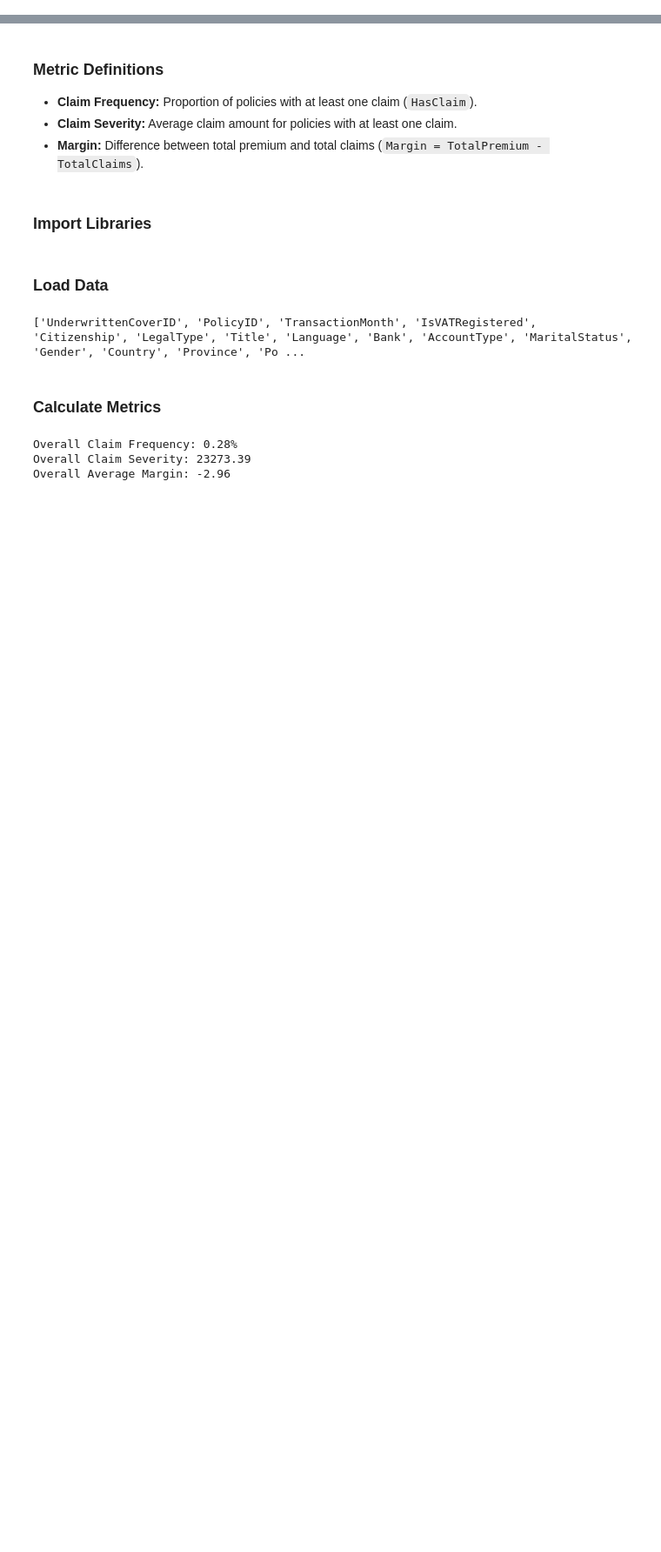
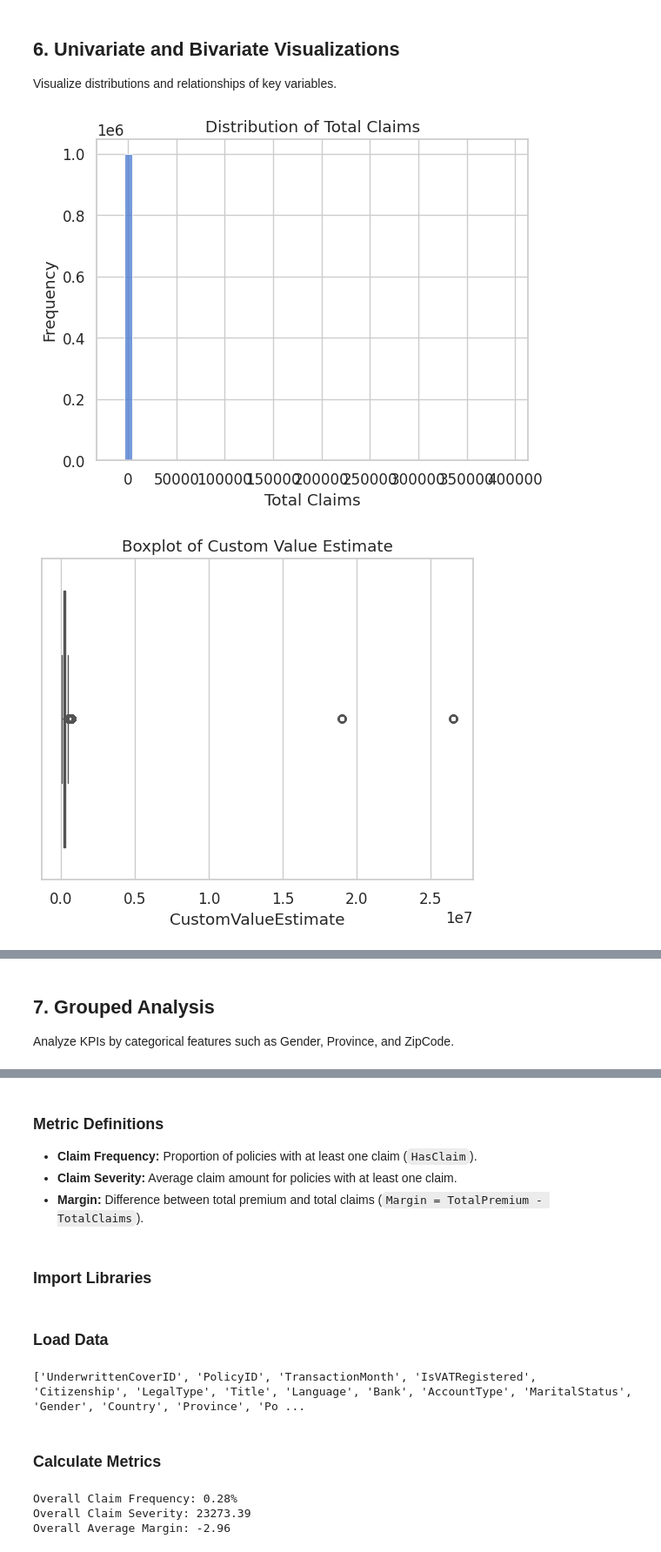
Before and after one commit to AshenafiTech/end-to-end-insurance-analytics, a Jupyter notebook: notebooks/01_eda_stats.ipynb, the cells around one changed output, grey strips where cells are left out. Shown at 87% size. Cells and saved outputs as stored; diff of their text form; code cells hidden in the pictures; blank space fills up the shorter version.

```diff
--- a/notebooks/01_eda_stats.ipynb
+++ b/notebooks/01_eda_stats.ipynb
@@ -197,0 +128,3 @@ plt.show()
+# %% [markdown]
+## 6. Univariate and Bivariate Visualizations
+Visualize distributions and relationships of key variables.
@@ -197,0 +152,20 @@ plt.show()
+# %%
+# Histogram for Total Claims
+sns.histplot(df['TotalClaims'], bins=50)
+plt.title('Distribution of Total Claims')
+plt.xlabel('Total Claims')
+plt.ylabel('Frequency')
+plt.show()
+
+# Boxplot for Custom Value Estimate
+sns.boxplot(x=df['CustomValueEstimate'])
+plt.title('Boxplot of Custom Value Estimate')
+plt.show()
+
+# Correlation Heatmap
+sns.heatmap(df[['TotalPremium', 'TotalClaims', 'CustomValueEstimate', 'Margin']].corr(), annot=True)
+plt.title('Correlation Matrix')
+plt.show()
+# %% [output]
+[figure, added]
+[figure, added]
@@ -197,0 +173,3 @@ plt.show()
+# %% [markdown]
+## 7. Grouped Analysis
+Analyze KPIs by categorical features such as Gender, Province, and ZipCode.
```
Also changed, not shown: parts of 47 cells of this notebook, 8 other files.
